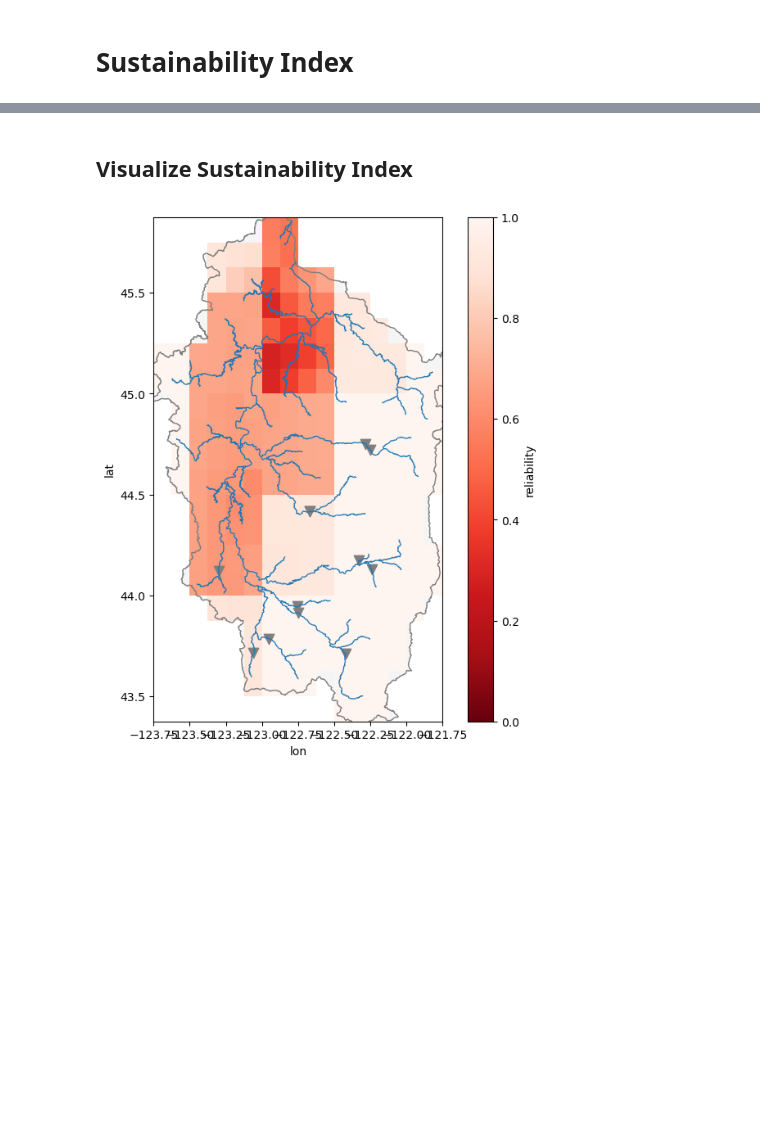
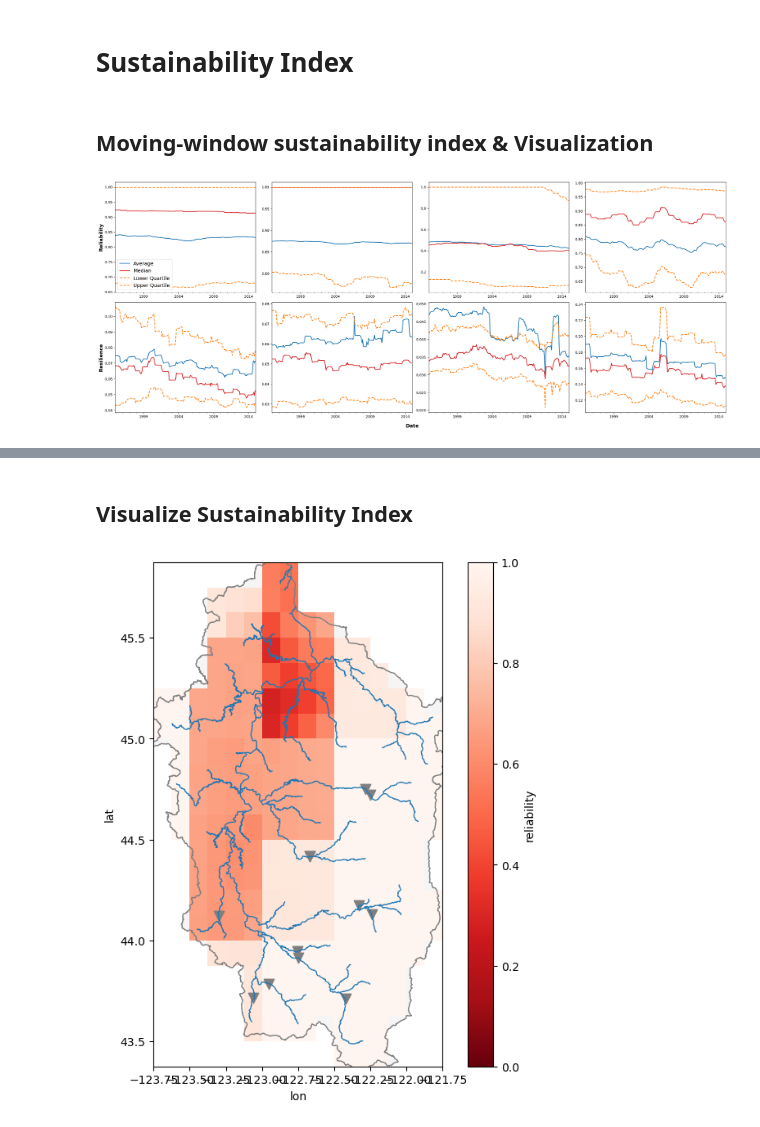
Before and after one commit to lidh966/reservoir_route, a Jupyter notebook: lrr_drought_analysis.ipynb, the cells around one changed output, grey strips where cells are left out. Saved outputs shown, nothing was run; the diff lists cells and outputs as text; code cells hidden in the pictures; blank space fills up the shorter version.

```diff
--- a/lrr_drought_analysis.ipynb
+++ b/lrr_drought_analysis.ipynb
@@ -17,7 +17,7 @@ os.chdir(base_dir)
 # %%
 # The analysis is by each river basin (huc4)
 # Specify basin huc4 here for following analysis
-huc4 = '1709'
+huc4 = '1804'
 # %%
 # ---- Prepare geospatial files ---- #
 
@@ -141,3 +141,5 @@ def cal_vulnerability(deficit_array, threshold=0.0001):
     vulnuerability = np.sum(deficit_array[deficit_array > threshold]) / n_deficit
 
     return(vulnuerability)
+# %% [markdown]
+## Moving-window sustainability index & Visualization
@@ -143,0 +182,75 @@ def cal_vulnerability(deficit_array, threshold=0.0001):
+# %%
+# ---- Temply save the results to csv ---- #
+
+df_reliability = pd.concat(reliability_list, axis=1)
+df_resilience = pd.concat(resilience_list, axis=1)
+
+# save to csv
+df_reliability.to_csv(f'{output_dir}/{huc4}/reliability_{huc4}_{window_size_year}.csv')
+df_resilience.to_csv(f'{output_dir}/{huc4}/resilience_{huc4}_{window_size_year}.csv')
+# %%
+# ---- Plot reliability, resilience, vulnerability time series for all basins in one plot ---- #
+
+huc4_list = ['1709', '1705', '1804', '1203']
+fig, ax = plt.subplots(nrows=2, ncols=4, figsize=(25, 10), sharex=False, sharey=False)
+
+for i, huc4 in enumerate(huc4_list):
+
+    # Plot for reliability
+    df_reliability = pd.read_csv(f'{output_dir}/{huc4}/reliability_{huc4}.csv', index_col=0, parse_dates=True)
+    df_resilience = pd.read_csv(f'{output_dir}/{huc4}/resilience_{huc4}.csv', index_col=0, parse_dates=True)
+
+    df_reliability_month = df_reliability.resample('MS').mean()
+    # df_reliability_month.plot(ax=ax[0, i], color='whitesmoke', legend=False)
+    # plot mean & median
+    df_reliability_month.mean(axis=1).plot(ax=ax[0, i], color='tab:blue', linewidth=2, label='Average')
+    df_reliability_month.median(axis=1).plot(ax=ax[0, i], color='tab:red', linewidth=2, label='Median')
+    # plot 25% & 75% quantile
+    df_reliability_month.quantile(0.25, axis=1).plot(ax=ax[0, i], color='tab:orange', linewidth=2, linestyle='--', label='Lower Quartile')
+    df_reliability_month.quantile(0.75, axis=1).plot(ax=ax[0, i], color='tab:orange', linewidth=2, linestyle='--', label='Upper Quartile')
+
+    # Plot for resilience
+    df_resilience_month = df_resilience.resample('MS').mean()
+    # df_resilience_month.plot(ax=ax[1, i], color='whitesmoke', legend=False)
+    # plot mean & median
+    df_resilience_month.mean(axis=1).plot(ax=ax[1, i], color='tab:blue', linewidth=2, label='Average')
+    df_resilience_month.median(axis=1).plot(ax=ax[1, i], color='tab:red', linewidth=2, label='Median')
+    # plot 25% & 75% quantile
+    df_resilience_month.quantile(0.25, axis=1).plot(ax=ax[1, i], color='tab:orange', linewidth=2, linestyle='--', label='25th Percentile')
+    df_resilience_month.quantile(0.75, axis=1).plot(ax=ax[1, i], color='tab:orange', linewidth=2, linestyle='--', label='75th Percentile')
+
+    # # Plot drought events
+    # df_pdsi = pd.read_csv(f'{data_dir}/processed/LRR/input/pdsi_{huc4}.csv', index_col=0, parse_dates=True)
+    # # find drought periods: PDSI < -1
+    # drought_periods = []
+    # for i in range(df_pdsi.size - 1):
+    #     if df_pdsi.iloc[i, 0] < 0 and df_pdsi.iloc[i+1, 0] < -1:
+    #         drought_periods.append(df_pdsi.index[i])
+
+    # # plot drought periods
+    # for drought_period in drought_periods:
+    #     if drought_period < df_reliability_month.dropna().index[0] or drought_period > df_reliability_month.dropna().index[-1]:
+    #         continue
+    #     ax[0, i].axvspan(drought_period, drought_period + pd.DateOffset(months=1), color='lightgray', alpha=0.5)
+    #     ax[1, i].axvspan(drought_period, drought_period + pd.DateOffset(months=1), color='lightgray', alpha=0.5)
+
+    ax[0, i].set_xlim([df_reliability_month.dropna().index[0], df_reliability_month.dropna().index[-1]])
+    ax[1, i].set_xlim([df_reliability_month.dropna().index[0], df_reliability_month.dropna().index[-1]])
+
+
+ax[0,0].legend(loc='lower left', fontsize=14)
+
+# ax[1,0].set_ylim([0, 0.4])
+# ax[1,1].set_xlim([df_reliability_month.dropna().index[0], df_reliability_month.dropna().index[-1]])
+
+ax[0,0].set_ylabel('Reliability', fontsize=14, fontweight='bold')
+ax[1,0].set_ylabel('Resilience', fontsize=14, fontweight='bold')
+
+fig.supxlabel('Date', fontsize=14, fontweight='bold')
+
+plt.tight_layout()
+
+plt.savefig(f'{output_dir}/reliability_resilience_nosharexy.jpg', dpi=300)
+plt.show()
+# %% [output]
+[figure, added]
```
Also changed, not shown: parts of 11 cells of this notebook.
